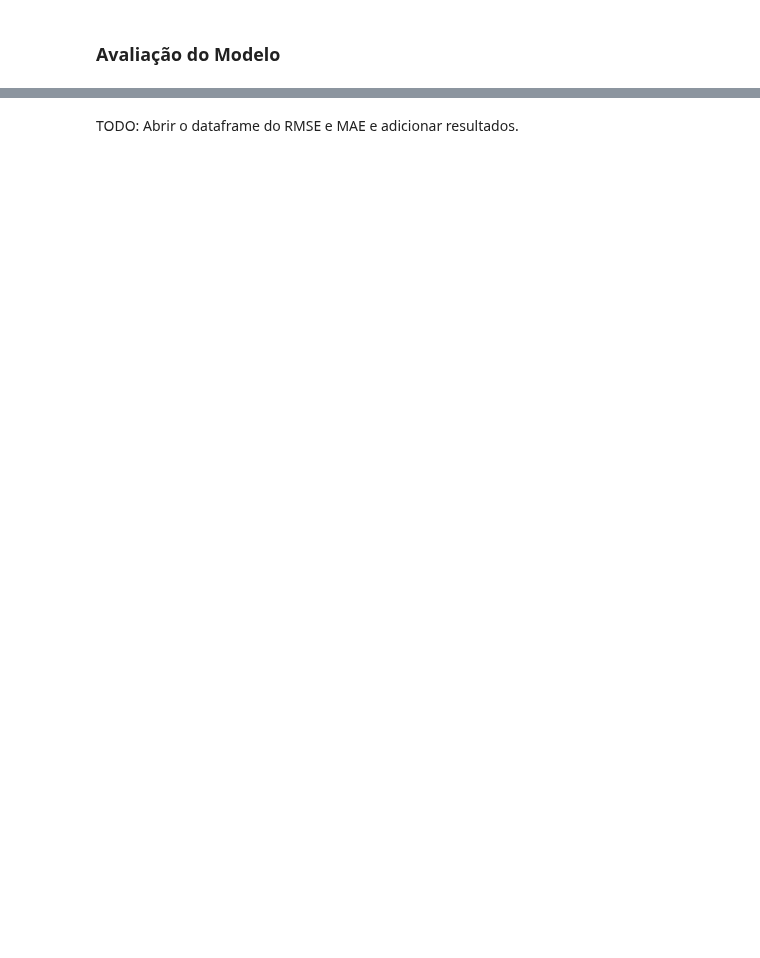
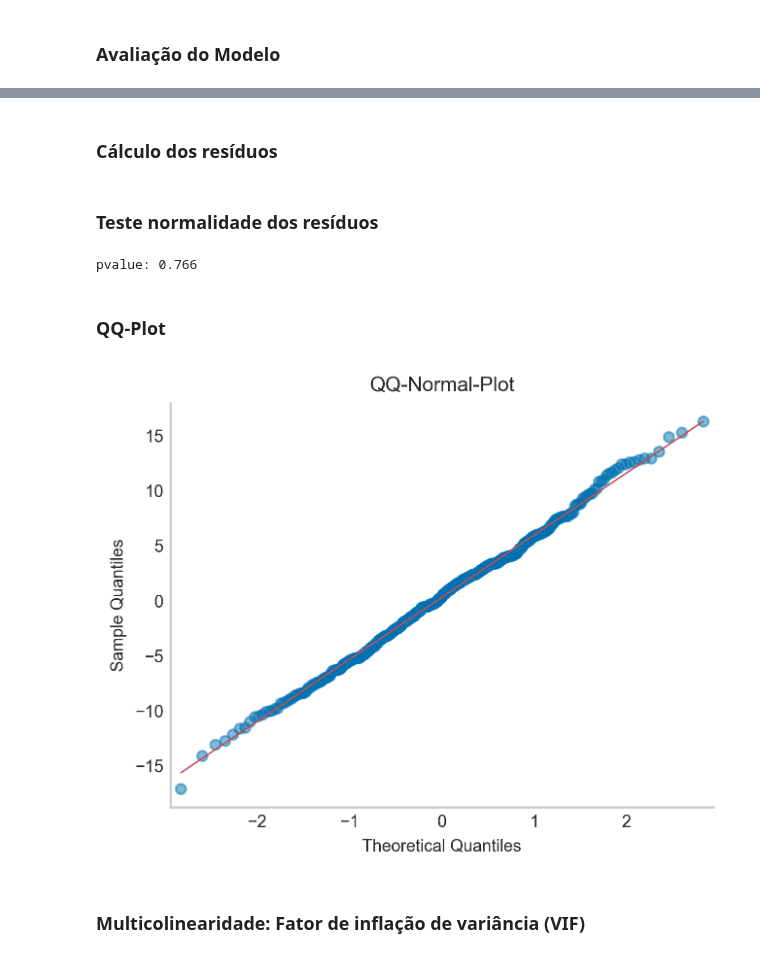
Before and after one commit to preis/anadi_2024, a Jupyter notebook: notebooks/Trabalho 2/codigo/4.1.7a_regressao_linear_multipla.ipynb, the cells around one changed output, grey strips where cells are left out. Drawn from its saved outputs; the diff is of its cells as text; code cells hidden in the pictures; blank space fills up the shorter version.

```diff
--- a/notebooks/Trabalho 2/codigo/4.1.7a_regressao_linear_multipla.ipynb
+++ b/notebooks/Trabalho 2/codigo/4.1.7a_regressao_linear_multipla.ipynb
@@ -188,4 +174,21 @@ Root Mean Square Error:: 5.5612
+# %% [markdown]
+### Cálculo dos resíduos
 # %%
-mlr.
+mlr_diff["residuos"] = y_test - y_prev_mlr
-# %% [markdown]
-TODO: Abrir o dataframe do RMSE e MAE e adicionar resultados.
+# %% [markdown]
+### Teste normalidade dos resíduos
+# %%
+normalidade_residuos = stats.shapiro(mlr_diff.residuos)
+print(f"pvalue: {normalidade_residuos.pvalue:.3}")
+# %% [output]
+pvalue: 0.766
+# %% [markdown]
+### QQ-Plot
+# %%
+sm.qqplot(mlr_diff["residuos"], line='s', markersize=5, alpha=0.5)
+plt.title('QQ-Normal-Plot')
+plt.show()
+# %% [output]
+[figure, added]
+# %% [markdown]
+### Multicolinearidade: Fator de inflação de variância (VIF)
```
Also changed, not shown: parts of 11 cells of this notebook, 4 other files.
